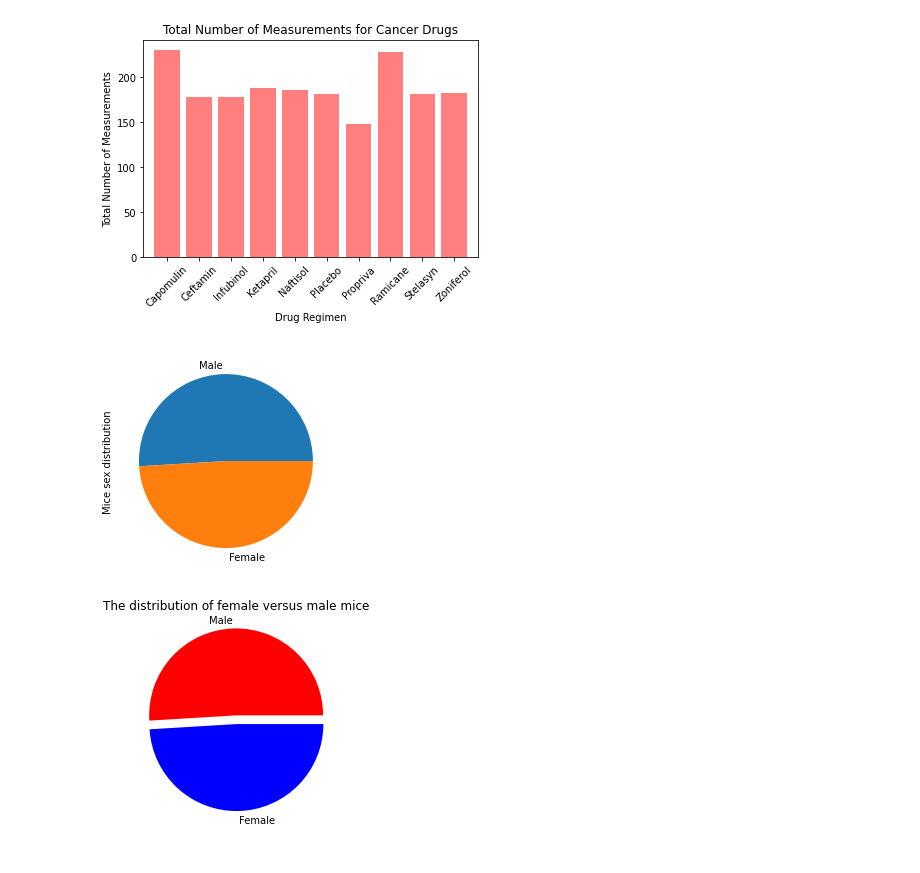
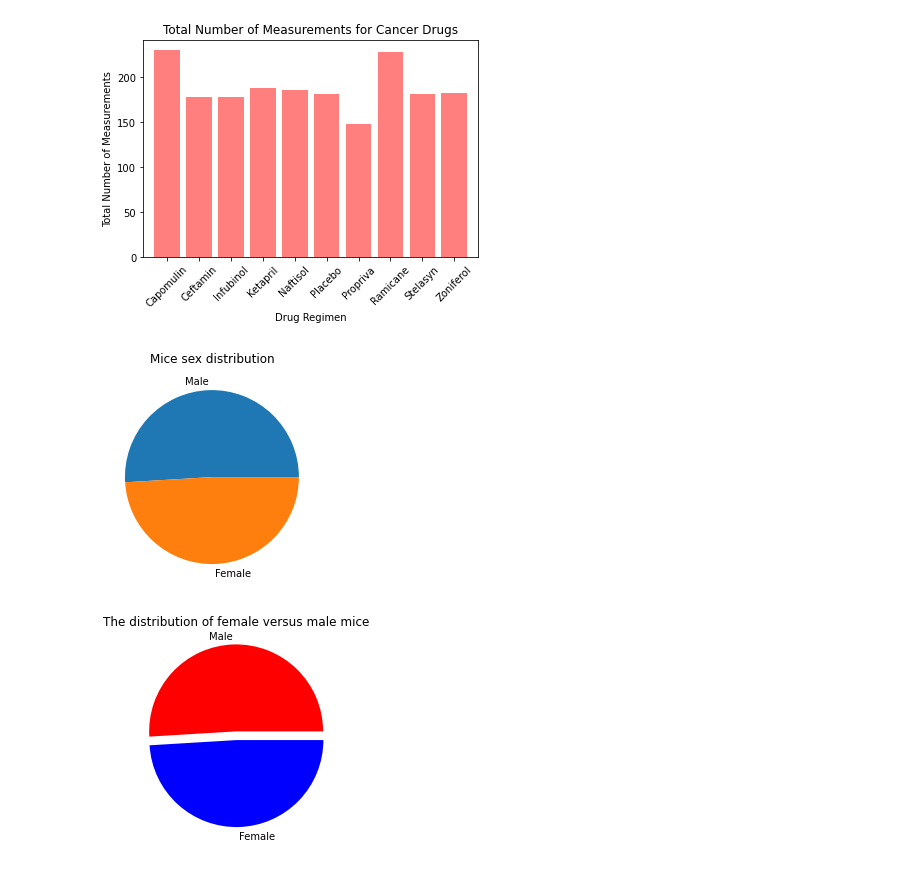
Before and after one commit to yang5hi/Matplotlib-challenge, a Jupyter notebook: pymaceuticals.ipynb, the cells around one changed output. Cells and saved outputs as stored; diff of their text form; code cells hidden in the pictures.

Commit message:
pie chart

```diff
--- a/pymaceuticals.ipynb
+++ b/pymaceuticals.ipynb
@@ -172,10 +172,10 @@ plt.show()
 # %%
 # Generate a pie plot showing the distribution of female versus male mice using pandas
 sex_list=stats_df["Sex"].value_counts()
-sex_list.plot(kind='pie',ylabel='Mice sex distribution')
+sex_list.plot(kind='pie',title='Mice sex distribution',ylabel='')
 plt.show()
 # %% [output]
-[figure, old version]
+[figure, new version]
 # %%
 # Generate a pie plot showing the distribution of female versus male mice using pyplot
 plt.pie(sex_list,explode=[0.1,0],labels=sex_list.keys(), colors=["red","blue"])
```
